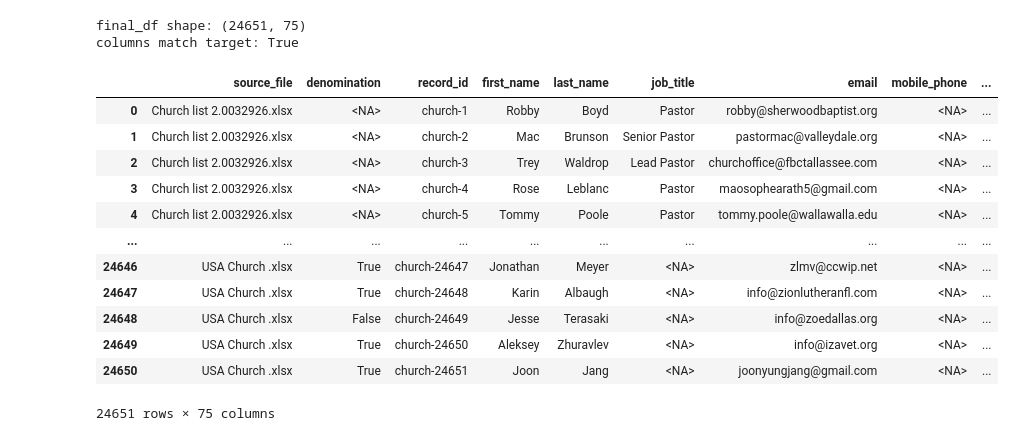
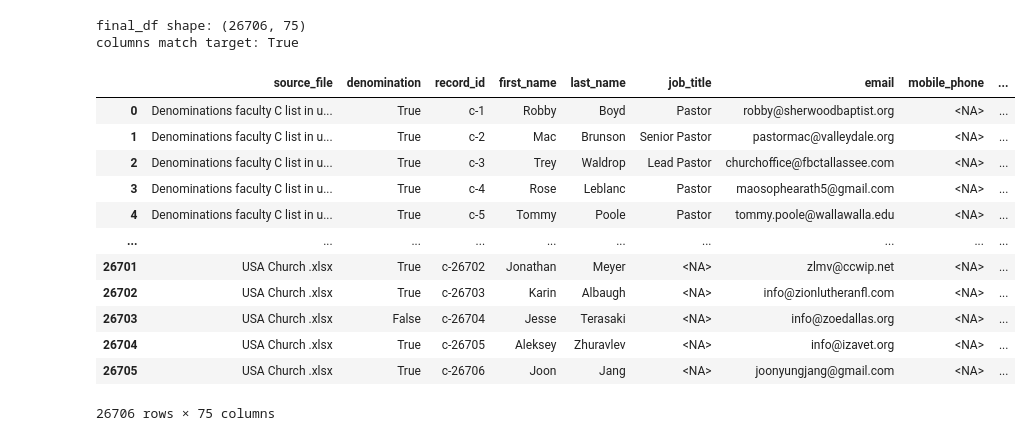
Before and after one commit to rayleighxu7/us-political-data-merge-robv, a Jupyter notebook: 10church_data.ipynb, the cells around one changed output. Drawn from its saved outputs; the diff is of its cells as text; code cells hidden in the pictures.

```diff
--- a/10church_data.ipynb
+++ b/10church_data.ipynb
@@ -359,9 +424,9 @@ def clean_company_address_components(df: pd.DataFrame) -> pd.DataFrame:
     df["company_address"] = df.apply(clean_one, axis=1)
     return df
 # %%
-# --- one-off: Church list workbook (hard-coded path) ---
+# --- one-off: Denominations faculty C list delivery (hard-coded path) ---
 
-PATH_CHURCH_LIST = CHURCH_RAW_DIR / "Church list 2.0032926.xlsx"
+PATH_CHURCH_LIST = CHURCH_RAW_DIR / "Denominations  faculty C list in usa  - Delivery of 4_3_2026 (17,313).xlsx"
 if not PATH_CHURCH_LIST.is_file():
     raise FileNotFoundError(PATH_CHURCH_LIST)
 
@@ -383,7 +448,7 @@ part_church_list = rename_keep_only(part_church_list, RENAME_CHURCH_LIST)
 part_church_list = drop_fully_empty_rows(part_church_list)
 part_church_list = add_first_last_from_full_column(part_church_list, "__full_name")
 part_church_list["source_file"] = PATH_CHURCH_LIST.name
-part_church_list["denomination"] = None
+part_church_list["denomination"] = True
 
 print("part_church_list", part_church_list.shape)
 part_church_list.head(2)
@@ -469,46 +534,47 @@ part_usa_church (3685, 10)
 
 final_df = pd.concat(
     [part_church_list, part_nondenominational, part_usa_church],
     ignore_index=True,
 )
 
 # Normalize control/newline noise before parsing and exporting.
 final_df = normalize_string_columns(final_df)
 
 final_df = add_parsed_address_columns(final_df)
 final_df = clean_company_address_components(final_df)
 
 for c in TARGET_COLS:
     if c not in final_df.columns:
         final_df[c] = pd.NA
 
 final_df = final_df[TARGET_COLS]
 final_df["primary_naics"] = "813110"
 
-# Re-normalize after all shaping, then drop only exact duplicates.
+# Re-normalize after all shaping, then standardize phones/emails for Excel/CSV consumers.
 final_df = normalize_string_columns(final_df)
+final_df = clean_contact_columns(final_df)
 final_df = final_df.drop_duplicates().reset_index(drop=True)
 
 # Set IDs after all other shaping so IDs match final exported row order.
-final_df["record_id"] = "church-" + (final_df.index + 1).astype(str)
+final_df["record_id"] = "c-" + (final_df.index + 1).astype(str)
 
 print("final_df shape:", final_df.shape)
 print("columns match target:", list(final_df.columns) == TARGET_COLS)
 final_df
 # %% [output]
-final_df shape: (24651, 75)
+final_df shape: (26706, 75)
 columns match target: True
 |  | source_file | denomination | record_id | first_name | last_name | job_title | email | mobile_phone | ... |
-| 0 | Church list 2.0032926.xlsx | <NA> | church-1 | Robby | Boyd | Pastor | robby@sherwoodbaptist.org | <NA> | ... |
-| 1 | Church list 2.0032926.xlsx | <NA> | church-2 | Mac | Brunson | Senior Pastor | pastormac@valleydale.org | <NA> | ... |
-| 2 | Church list 2.0032926.xlsx | <NA> | church-3 | Trey | Waldrop | Lead Pastor | churchoffice@fbctallassee.com | <NA> | ... |
-| 3 | Church list 2.0032926.xlsx | <NA> | church-4 | Rose | Leblanc | Pastor | maosophearath5@gmail.com | <NA> | ... |
-| 4 | Church list 2.0032926.xlsx | <NA> | church-5 | Tommy | Poole | Pastor | tommy.poole@wallawalla.edu | <NA> | ... |
+| 0 | Denominations faculty C list in u... | True | c-1 | Robby | Boyd | Pastor | robby@sherwoodbaptist.org | <NA> | ... |
+| 1 | Denominations faculty C list in u... | True | c-2 | Mac | Brunson | Senior Pastor | pastormac@valleydale.org | <NA> | ... |
+| 2 | Denominations faculty C list in u... | True | c-3 | Trey | Waldrop | Lead Pastor | churchoffice@fbctallassee.com | <NA> | ... |
+| 3 | Denominations faculty C list in u... | True | c-4 | Rose | Leblanc | Pastor | maosophearath5@gmail.com | <NA> | ... |
+| 4 | Denominations faculty C list in u... | True | c-5 | Tommy | Poole | Pastor | tommy.poole@wallawalla.edu | <NA> | ... |
 | ... | ... | ... | ... | ... | ... | ... | ... | ... | ... |
-| 24646 | USA Church .xlsx | True | church-24647 | Jonathan | Meyer | <NA> | zlmv@ccwip.net | <NA> | ... |
-| 24647 | USA Church .xlsx | True | church-24648 | Karin | Albaugh | <NA> | info@zionlutheranfl.com | <NA> | ... |
-| 24648 | USA Church .xlsx | False | church-24649 | Jesse | Terasaki | <NA> | info@zoedallas.org | <NA> | ... |
-| 24649 | USA Church .xlsx | True | church-24650 | Aleksey | Zhuravlev | <NA> | info@izavet.org | <NA> | ... |
-| 24650 | USA Church .xlsx | True | church-24651 | Joon | Jang | <NA> | joonyungjang@gmail.com | <NA> | ... |
+| 26701 | USA Church .xlsx | True | c-26702 | Jonathan | Meyer | <NA> | zlmv@ccwip.net | <NA> | ... |
+| 26702 | USA Church .xlsx | True | c-26703 | Karin | Albaugh | <NA> | info@zionlutheranfl.com | <NA> | ... |
+| 26703 | USA Church .xlsx | False | c-26704 | Jesse | Terasaki | <NA> | info@zoedallas.org | <NA> | ... |
+| 26704 | USA Church .xlsx | True | c-26705 | Aleksey | Zhuravlev | <NA> | info@izavet.org | <NA> | ... |
+| 26705 | USA Church .xlsx | True | c-26706 | Joon | Jang | <NA> | joonyungjang@gmail.com | <NA> | ... |
-24651 rows × 75 columns
+26706 rows × 75 columns
 # %%
```
Also changed, not shown: parts of 3 cells of this notebook, 2 other files.
